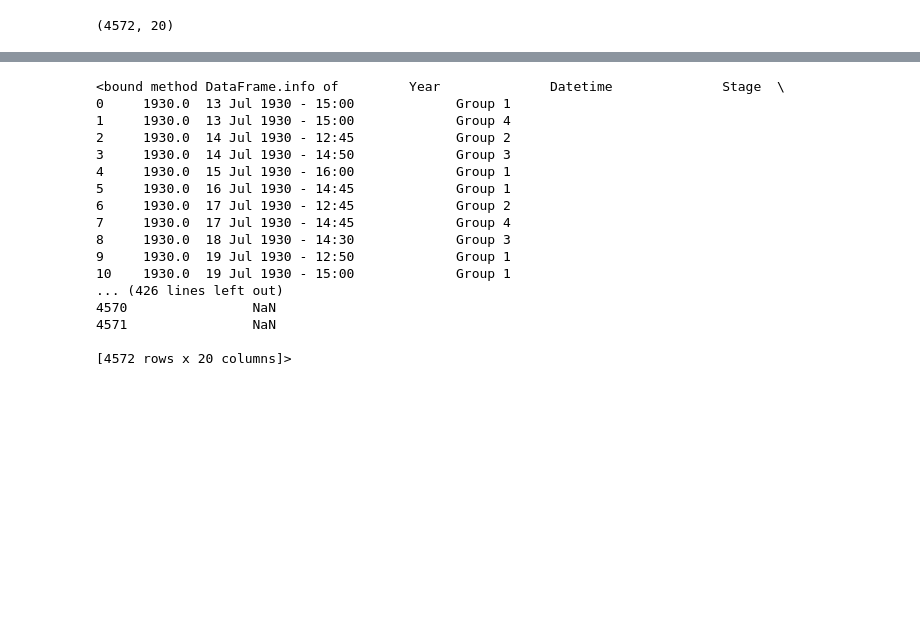
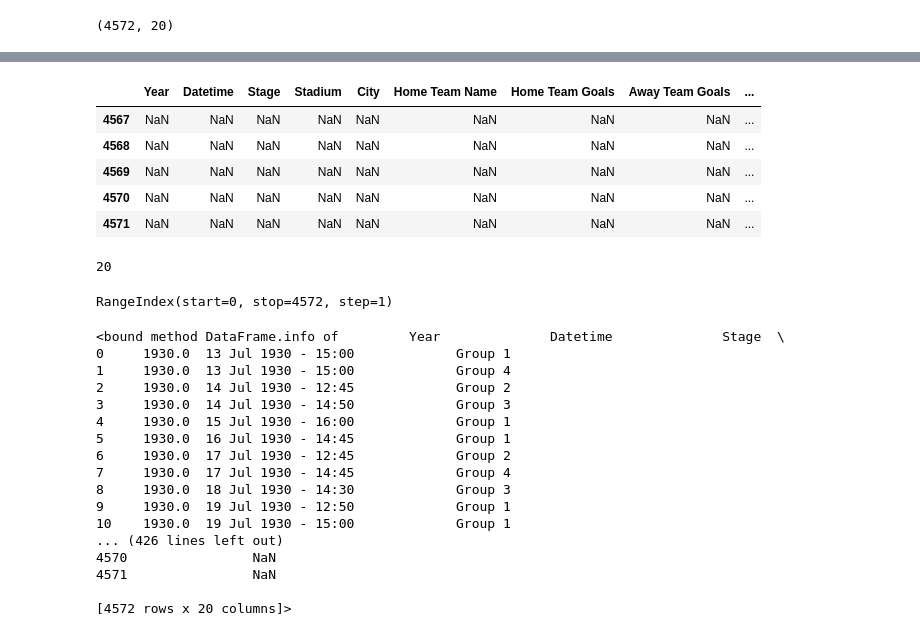
Before and after one commit to anjan111/Python, a Jupyter notebook: data_processing/002_Data_processing.ipynb, the cells around one changed output, grey strips where cells are left out. Cells and saved outputs as stored; diff of their text form; code cells hidden in the pictures; blank space fills up the shorter version.

```diff
--- a/data_processing/002_Data_processing.ipynb
+++ b/data_processing/002_Data_processing.ipynb
@@ -87,3 +74,20 @@ RangeIndex(start=0, stop=4572, step=1)
+# %%
+dataset.tail() # show the last 5 records
+# %% [output]
+|  | Year | Datetime | Stage | Stadium | City | Home Team Name | Home Team Goals | Away Team Goals | ... |
+| 4567 | NaN | NaN | NaN | NaN | NaN | NaN | NaN | NaN | ... |
+| 4568 | NaN | NaN | NaN | NaN | NaN | NaN | NaN | NaN | ... |
+| 4569 | NaN | NaN | NaN | NaN | NaN | NaN | NaN | NaN | ... |
+| 4570 | NaN | NaN | NaN | NaN | NaN | NaN | NaN | NaN | ... |
+| 4571 | NaN | NaN | NaN | NaN | NaN | NaN | NaN | NaN | ... |
+# %%
+len(dataset.columns)# find the no of features / columns
+# %% [output]
+20
+# %%
+dataset.index # find the  no of records
+# %% [output]
+RangeIndex(start=0, stop=4572, step=1)
 # %%
 dataset.info
 # %% [output]
```
Also changed, not shown: parts of 45 cells of this notebook, 6 other files.
